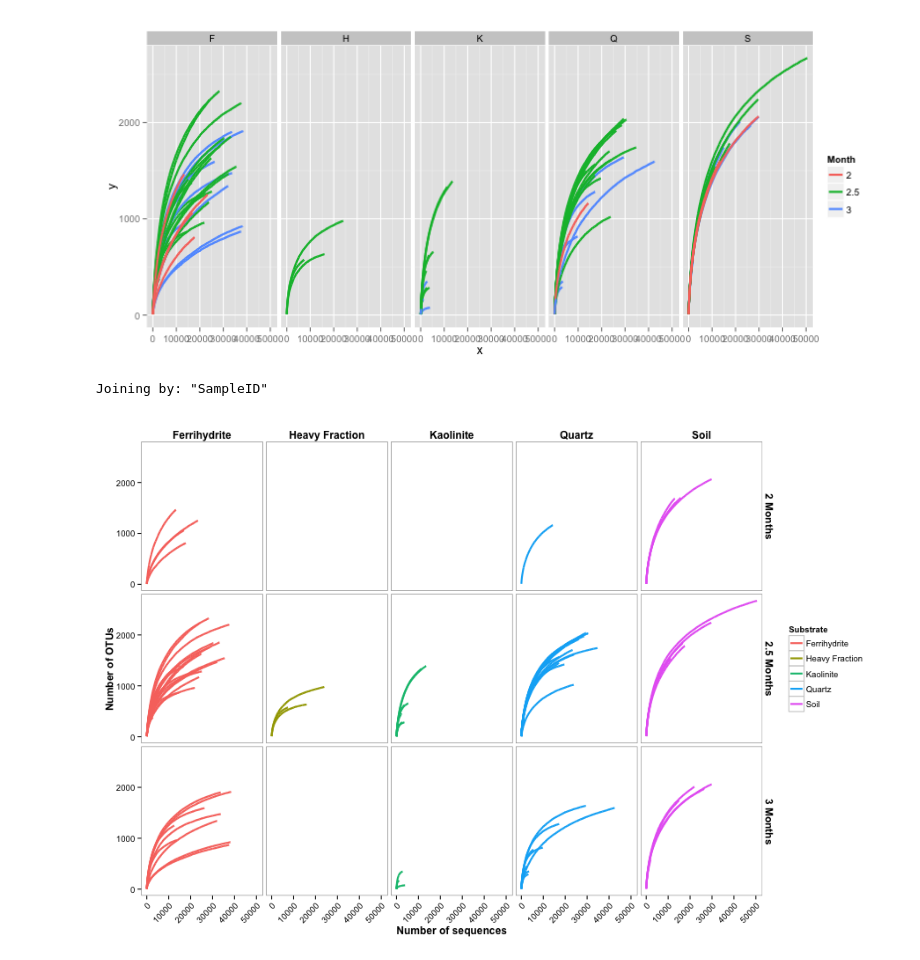
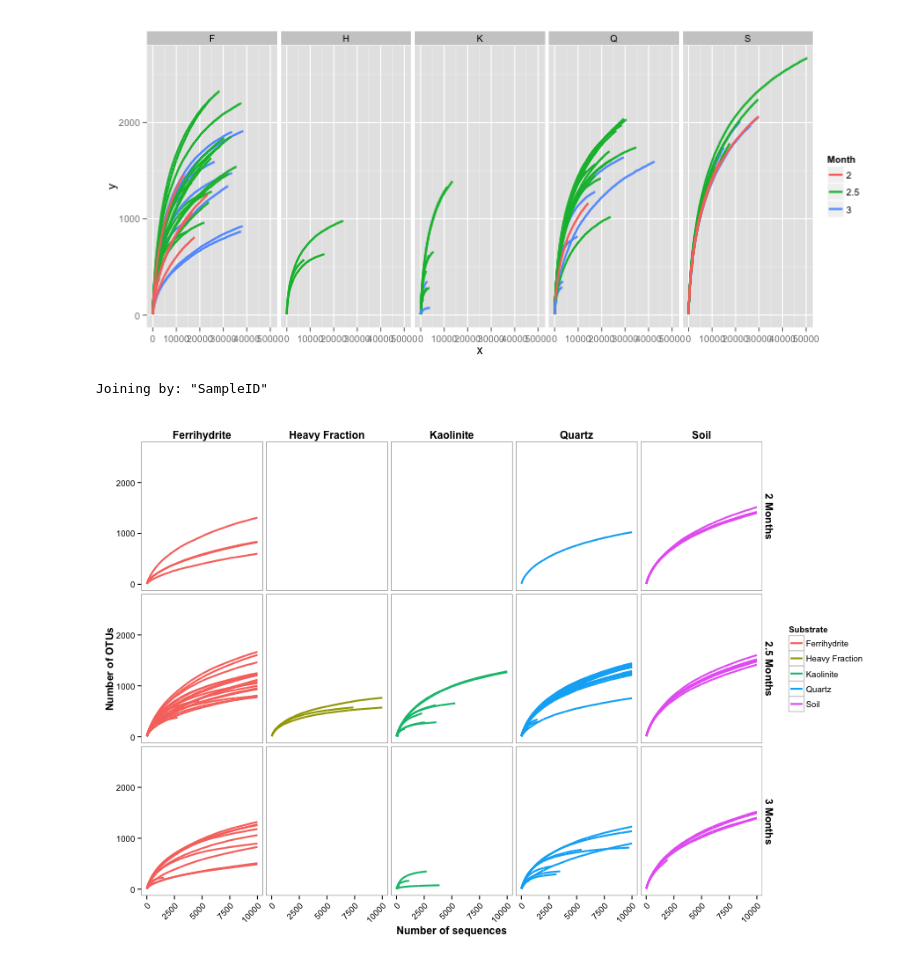
Before and after one commit to TheaWhitman/Mineral16S, a Jupyter notebook: manuscript_figures/Rarefaction.ipynb, the cells around one changed output. Drawn from its saved outputs; the diff is of its cells as text; code cells hidden in the pictures.

```diff
--- a/manuscript_figures/Rarefaction.ipynb
+++ b/manuscript_figures/Rarefaction.ipynb
@@ -150,33 +150,32 @@ p = ggplot(d.plot, aes(x = x, y = y, group = SampleID, color = Trtmt))
 
 p = p + facet_grid(Month ~ Trtmt)
 
 p = p + geom_line(size = 1)
 
 p = p + labs(colour = "Substrate")
 
-p = p + ylab("Number of OTUs") + xlab("Number of sequences")
-#+ xlim(0,10000)
+p = p + ylab("Number of OTUs") + xlab("Number of sequences") + xlim(0,10000)
 #+ xlim(0,2000) + ylim(0,1000)
 
 p = p + theme_bw() +
   theme(
     plot.background = element_blank()
    ,panel.grid.major = element_blank()
    ,panel.grid.minor = element_blank()
   )
 
 p = p + theme(axis.text.x=element_text(angle = 45, hjust = 1))
 
 p = p + theme(axis.title.x = element_text(size=12, face="bold")
              ,axis.title.y = element_text(size=12, face="bold"))
 
 p = p + theme(strip.text = element_text(size=12, face="bold"),
         strip.background = element_rect(colour="white", fill="white"))
 
 p = p + theme(strip.text.x = element_text(size=12, face="bold"),
         strip.background = element_rect(colour="white", fill="white"))
 
 p
 # %% [output]
 Joining by: "SampleID"
-[figure, old version]
+[figure, new version]
```
Also changed, not shown: 2 other files.
